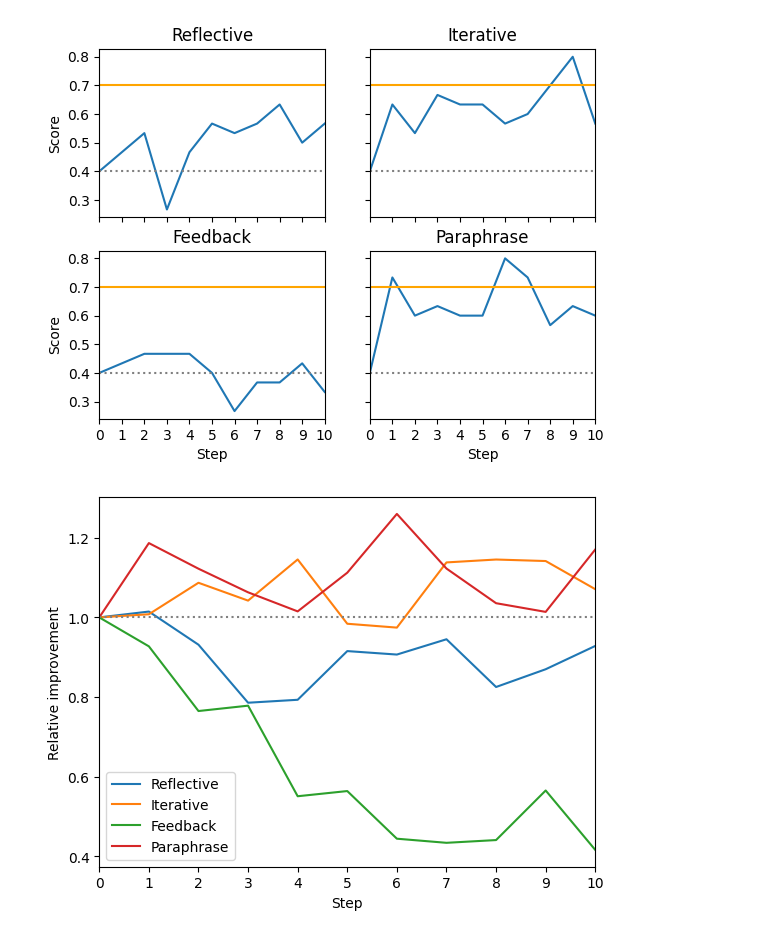
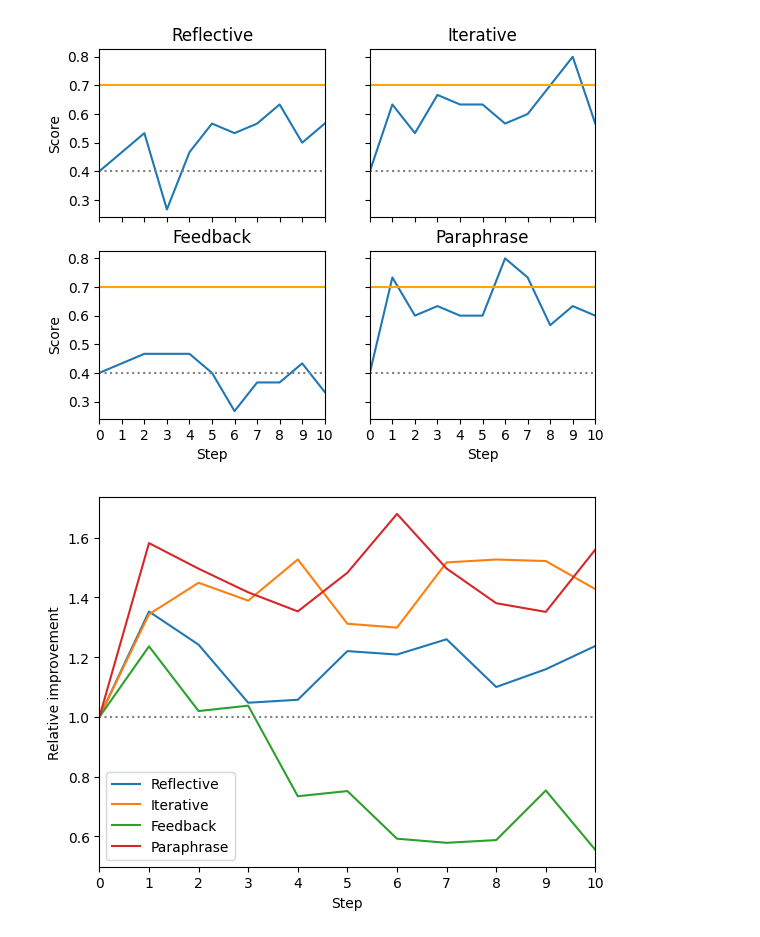
Before and after one commit to skipyas0/prompt_optimizer_dspy, a Jupyter notebook: notebooks/result_analysis.ipynb, the cells around one changed output. Saved outputs shown, nothing was run; the diff lists cells and outputs as text; code cells hidden in the pictures.

```diff
--- a/result_analysis.ipynb
+++ b/notebooks/result_analysis.ipynb
@@ -26,7 +26,7 @@ for exp in experiments:
             if len(matches) == 3:
                 for m in matches:
                     for i in range(2):
-                        token_checkpoints[m[3*i]] = {
+                        token_checkpoints[f"{m[3*i]}{i}"] = {
                             "prompt_tokens": int(m[3*i+1]),
                             "completion_tokens": int(m[3*i+2]),
                         }
@@ -95,10 +95,11 @@ for exp in experiments:
             data += f"& {clr}\\maxmean{{{gen_max:.2f}}}{{{gen_avg:.2f}}} "
             ops_maxes[op].append(gen_max)
             improvements[op][gen] += gen_max / soft_baseline
+            print(f"improvement {exp=} {op=} {gen=} is {gen_max / soft_baseline}")
         data += "\\\\ \\hline\n"
     curr_table = curr_table.replace("<DATA>", data)
-    with open("tables.tex", "a+") as f:
-       f.write(curr_table)
+    #with open("tables.tex", "a+") as f:
+    #   f.write(curr_table)
     fig, ax = plt.subplots(2, 2, sharex=True, sharey=True)
     gens = list(range(0, 11))
     for i in range(2):
@@ -116,11 +117,11 @@ for exp in experiments:
             ax[i, j].set_xbound(0, 10)
     e = "CodeContests" if exp == "codecontests" else exp.capitalize()
     #fig.suptitle(f"Operator performance on {e}")
-    fig.savefig(f"{exp}.pdf")
+    #fig.savefig(f"{exp}.pdf")
 
 fig, ax = plt.subplots(1, 1)
 for k, acc in improvements.items():
-    v = [1] + [val/4 for val in acc[1:]]
+    v = [1] + [val/3 for val in acc[1:]]
     ax.plot(range(11), v, label=k.capitalize())
 ax.set_xlabel("Step")
 ax.set_ylabel("Relative improvement")
@@ -134,7 +152,7 @@ fig.savefig("relative.pdf")
 [figure]
 [figure]
 [figure]
-[figure, old version]
+[figure, new version]
 # %%
 token_accs = {k: 0 for k in ops_no_base}
 token_samples = {k: 0 for k in ops_no_base}
```
Also changed, not shown: parts of 2 cells of this notebook, 9 other files.
